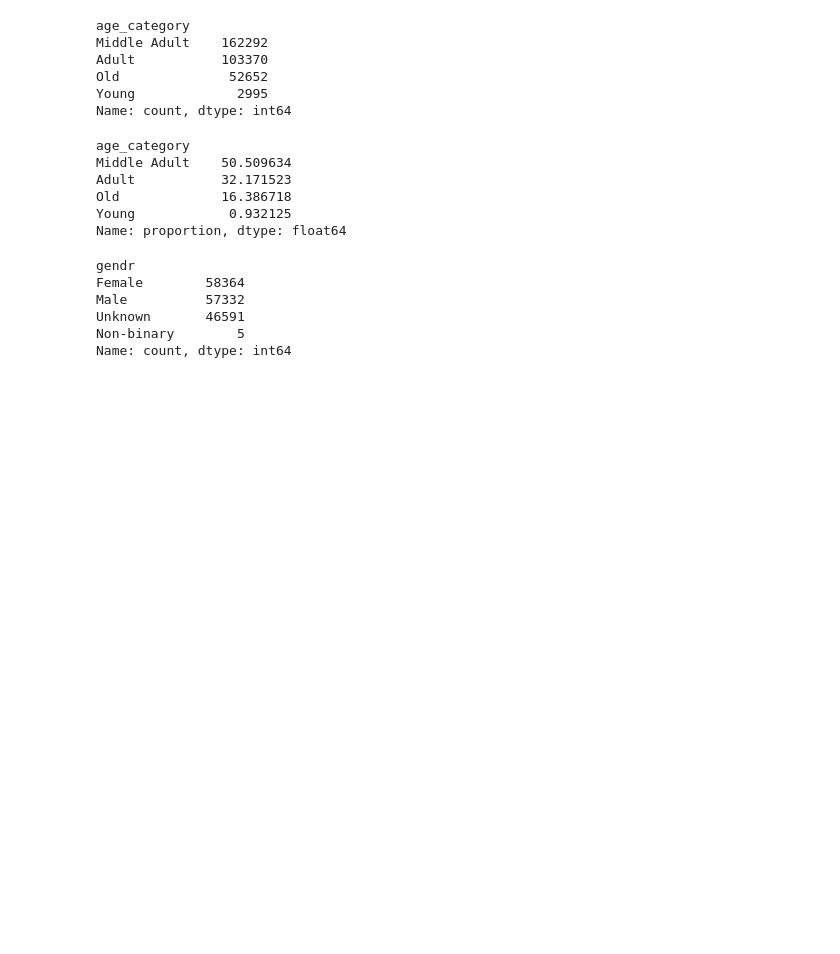
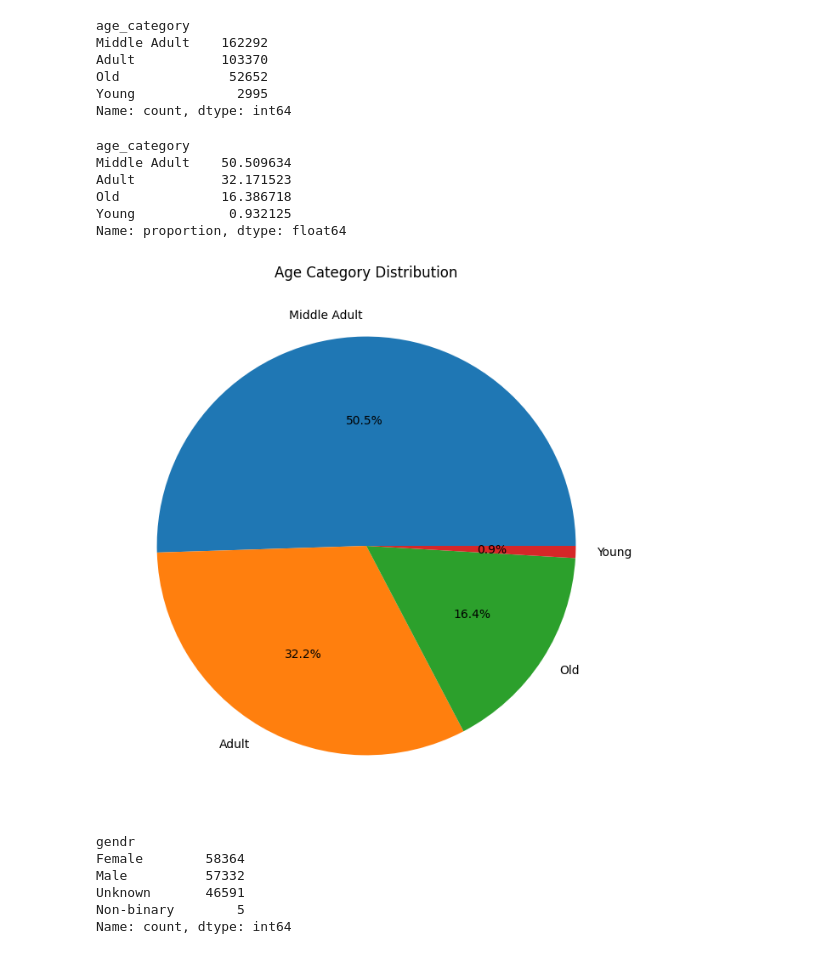
Before and after one commit to CharulMathur4592/week5_project_ab_testing, a Jupyter notebook: notebooks/Compiled_Analysis-Copy_Chiara.ipynb, the cells around one changed output. Cells and saved outputs as stored; diff of their text form; code cells hidden in the pictures; blank space fills up the shorter version.

```diff
--- a/notebooks/Compiled_Analysis-Copy_Chiara.ipynb
+++ b/notebooks/Compiled_Analysis-Copy_Chiara.ipynb
@@ -257,6 +257,19 @@ Adult           32.171523
 Old             16.386718
 Young            0.932125
 Name: proportion, dtype: float64
+# %%
+age_distribution = df_Total['age_category'].value_counts(normalize=True) * 100
+
+plt.figure(figsize=(8, 8))
+age_distribution.plot(kind='pie', autopct='%1.1f%%')
+
+plt.title('Age Category Distribution')
+plt.ylabel('')  # Hide the y-label as it's a pie chart
+
+# Display the plot
+plt.show()
+# %% [output]
+[figure, added]
 # %%
 # high level gender break down
 
```
Also changed, not shown: parts of 39 cells of this notebook, 2 other files.
